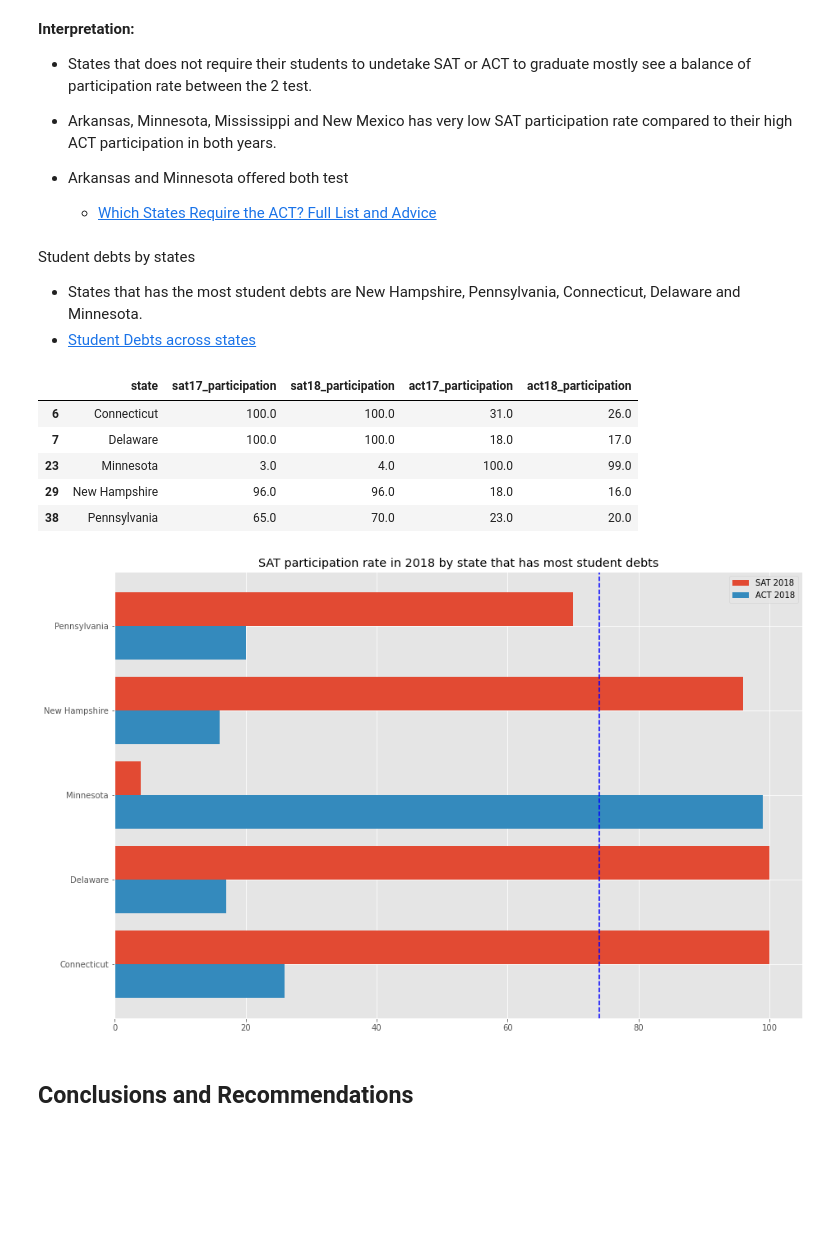
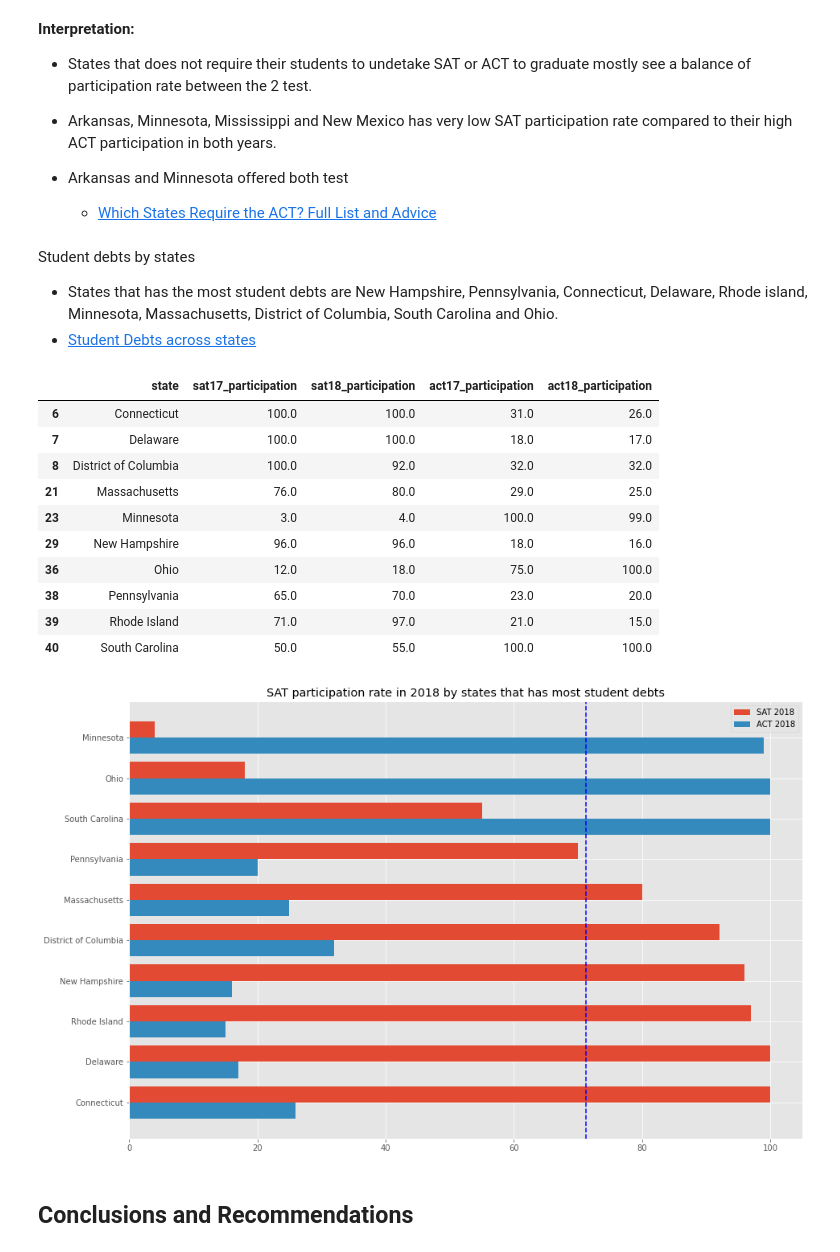
Before and after one commit to SimYiSY/DSI-Projects, a Jupyter notebook: project_1/code/SAT & ACT Analysis.ipynb, the cells around one changed output. Cells and saved outputs as stored; diff of their text form; code cells hidden in the pictures; blank space fills up the shorter version.

```diff
--- a/project_1/code/starter-code_updated.ipynb
+++ b/project_1/code/SAT & ACT Analysis.ipynb
@@ -1935,10 +1935,11 @@ no_test_states.groupby('state')[['sat17_participation',
 # %% [markdown]
 Student debts by states
 
-* States that has the most student debts are New Hampshire, Pennsylvania, Connecticut, Delaware and Minnesota.
-* [Student Debts across states](https://www.forbes.com/sites/zackfriedman/2018/08/29/student-loans-by-state/#194df35c6d7d)
+* States that has the most student debts are New Hampshire, Pennsylvania, Connecticut, Delaware, Rhode island, Minnesota, Massachusetts, District of Columbia, South Carolina and Ohio.
+* [Student Debts across states](https://www.forbes.com/sites/zackfriedman/2017/02/21/student-loan-debt-statistics-2017/#1f04fb4d5dab)
 # %%
-most_sdebts_states = ['New Hampshire', 'Pennsylvania', 'Connecticut', 'Delaware', 'Minnesota']
+most_sdebts_states = ['New Hampshire', 'Pennsylvania', 'Connecticut', 'Delaware', 'Minnesota',
+                      'Rhode Island', 'Massachusetts', 'District of Columbia', 'South Carolina', 'Ohio']
 
 
 most_sdebts = df_2017_2018[df_2017_2018['state'].isin(most_sdebts_states)]
@@ -1950,22 +1951,29 @@ round(most_sdebts[['state', 'sat17_participation',
 |  | state | sat17_participation | sat18_participation | act17_participation | act18_participation |
 | 6 | Connecticut | 100.0 | 100.0 | 31.0 | 26.0 |
 | 7 | Delaware | 100.0 | 100.0 | 18.0 | 17.0 |
+| 8 | District of Columbia | 100.0 | 92.0 | 32.0 | 32.0 |
+| 21 | Massachusetts | 76.0 | 80.0 | 29.0 | 25.0 |
 | 23 | Minnesota | 3.0 | 4.0 | 100.0 | 99.0 |
 | 29 | New Hampshire | 96.0 | 96.0 | 18.0 | 16.0 |
+| 36 | Ohio | 12.0 | 18.0 | 75.0 | 100.0 |
 | 38 | Pennsylvania | 65.0 | 70.0 | 23.0 | 20.0 |
+| 39 | Rhode Island | 71.0 | 97.0 | 21.0 | 15.0 |
+| 40 | South Carolina | 50.0 | 55.0 | 100.0 | 100.0 |
 # %%
 #checking participation of states with high student debts
 # for SAT test participation
+most_sdebts_sorted_2018 = most_sdebts.sort_values('sat18_participation', ascending = False) #creating descending order
+
 plt.figure(figsize=(15,10))
-plt.barh(most_sdebts['state'], most_sdebts['sat18_participation'],
+plt.barh(most_sdebts_sorted_2018['state'], most_sdebts_sorted_2018['sat18_participation'],
          align='edge', height = 0.4, label ='SAT 2018') #set horizontal bar plot
-plt.barh(most_sdebts['state'], most_sdebts['act18_participation'],
+plt.barh(most_sdebts_sorted_2018['state'], most_sdebts_sorted_2018['act18_participation'],
          align='edge', height = -0.4, label ='ACT 2018') #set horizontal bar plot
-plt.axvline(np.mean(most_sdebts['sat18_participation']), color='b', linestyle='--') #set mean line
-plt.title('SAT participation rate in 2018 by state that has most student debts') #set Title of plot
+plt.axvline(np.mean(most_sdebts_sorted_2018['sat18_participation']), color='b', linestyle='--') #set mean line for 2018 SAT
+plt.title('SAT participation rate in 2018 by states that has most student debts') #set Title of plot
 plt.legend(loc='best');
 # %% [output]
-[figure, old version]
+[figure, new version]
 # %% [markdown]
 
 ## Conclusions and Recommendations
```
Also changed, not shown: parts of 2 cells of this notebook, 3 other files.
